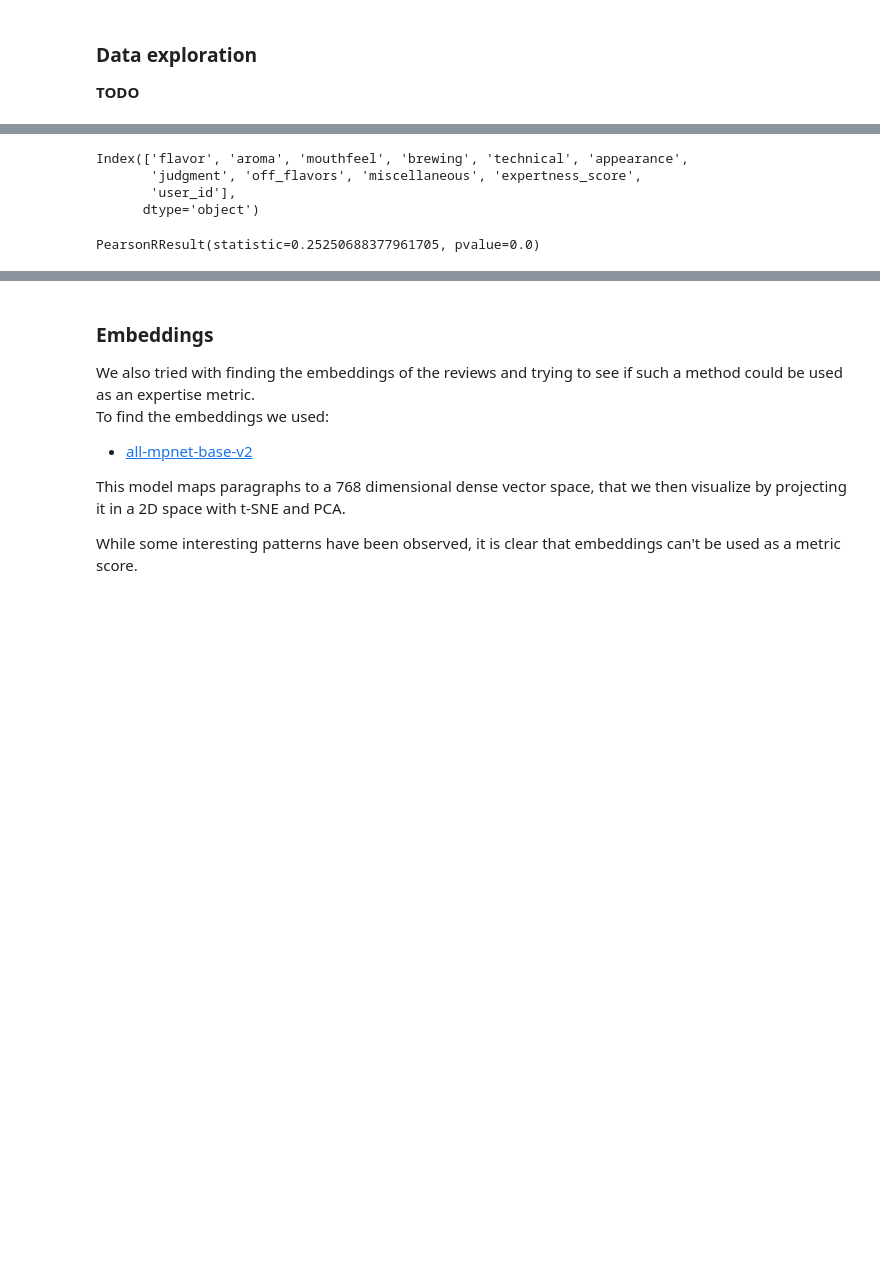
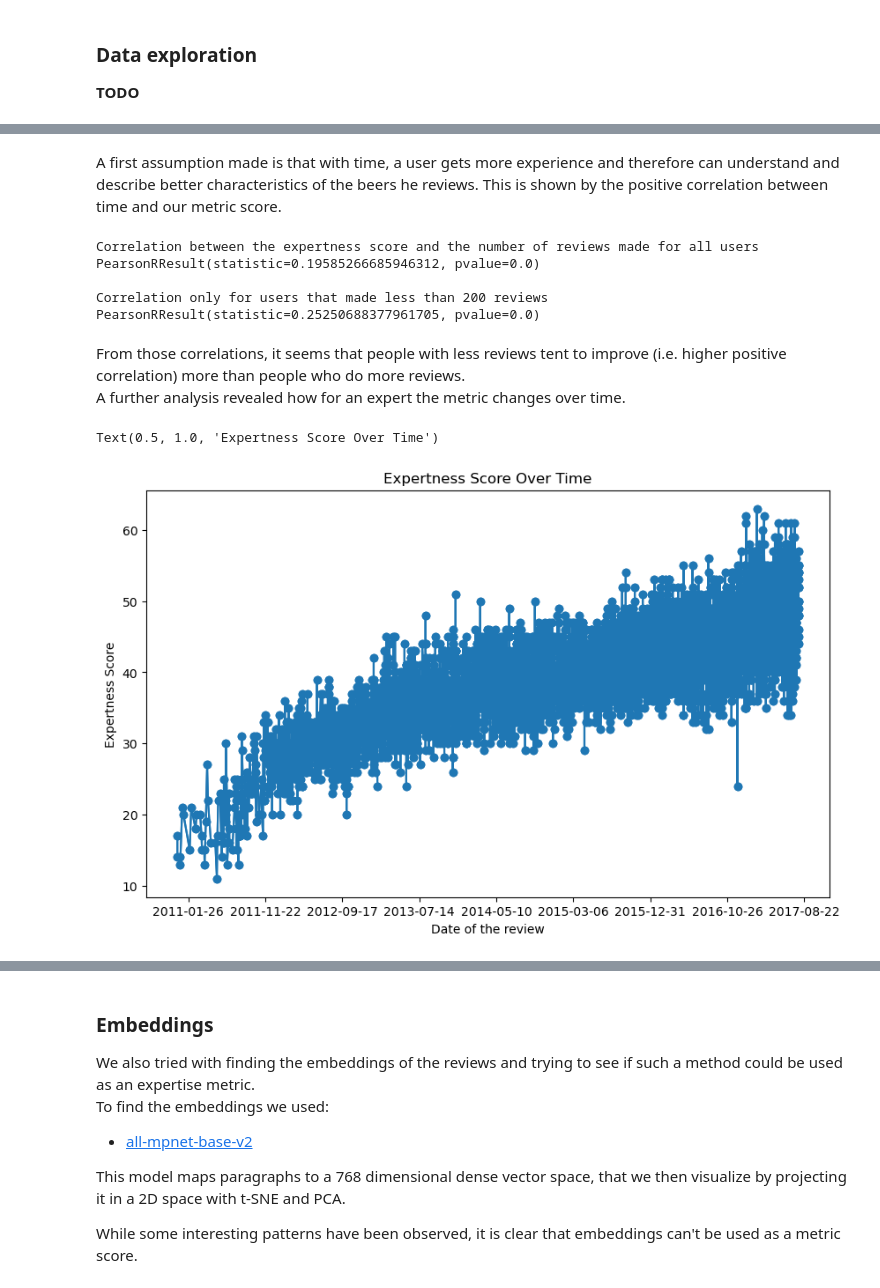
Before and after one commit to nada401/brewing-knowledge, a Jupyter notebook: results.ipynb, the cells around one changed output, grey strips where cells are left out. Saved outputs shown, nothing was run; the diff lists cells and outputs as text; code cells hidden in the pictures; blank space fills up the shorter version.

Commit message:
Expert metric done. Cleaning required

```diff
--- a/results.ipynb
+++ b/results.ipynb
@@ -154,19 +151,39 @@ rev_with_scores.head(1)
-# %%
-col_to_keep = ['flavor', 'aroma', 'mouthfeel', 'brewing', 'technical', 'appearance', 'judgment','off_flavors', 'miscellaneous', 'expertness_score']
-user_ba = rev_with_scores.groupby('user_id').agg(
-    {col: 'mean' for col in col_to_keep} | {'user_id': 'count'}
-)
-
-print(user_ba.columns)
-
-user_ba = user_ba.rename(columns={'user_id': 'nbr_rev'})
-#! TODO: Finish doing
-pearsonr(user_ba['expertness_score'], user_ba['nbr_rev'])
-user_ba_less_200 = user_ba[user_ba['nbr_rev']<200]
-pearsonr(user_ba_less_200['expertness_score'], user_ba_less_200['nbr_rev'])
-# %% [output]
-Index(['flavor', 'aroma', 'mouthfeel', 'brewing', 'technical', 'appearance',
-       'judgment', 'off_flavors', 'miscellaneous', 'expertness_score',
-       'user_id'],
-      dtype='object')
-PearsonRResult(statistic=0.25250688377961705, pvalue=0.0)
+# %% [markdown]
+A first assumption made is that with time, a user gets more experience and therefore can understand and describe better characteristics of the beers he reviews. This is shown by the positive correlation between time and our metric score.
+# %%
+user_corr = expert_analysis.parse_users(rev_with_scores)
+
+# Correlation between the expertness score and the number of reviews made for all users
+corr_all_users = pearsonr(user_corr['expertness_score'], user_corr['nbr_rev'])
+# Correlation only for users that made less than 200 reviews
+user_corr_less_200 = user_corr[user_corr['nbr_rev']<200]
+corr_less_200_rev = pearsonr(user_corr_less_200['expertness_score'], user_corr_less_200['nbr_rev'])
+
+print(f"Correlation between the expertness score and the number of reviews made for all users\n{corr_all_users}\n")
+print(f"Correlation only for users that made less than 200 reviews\n{corr_less_200_rev}")
+# %% [output]
+Correlation between the expertness score and the number of reviews made for all users
+PearsonRResult(statistic=0.19585266685946312, pvalue=0.0)
+
+Correlation only for users that made less than 200 reviews
+PearsonRResult(statistic=0.25250688377961705, pvalue=0.0)
+# %% [markdown]
+From those correlations, it seems that people with less reviews tent to improve (i.e. higher positive correlation) more than people who do more reviews.<br>
+A further analysis revealed how for an expert the metric changes over time.
+# %%
+# Pick specific example
+rev_of_exp = rev_with_scores[( rev_with_scores['user_id'] =='superspak.456300')]
+
+rev_of_exp = expert_metric.score_df(rev_of_exp)
+sorted_data = rev_of_exp.sort_values(by='date', ascending=True)
+
+# Plot
+fig, ax = plt.subplots(figsize=(10, 6))
+plt.plot(sorted_data['date'], sorted_data['expertness_score'], marker='o', color="#1f77b4")
+ax.xaxis.set_major_locator(plt.MaxNLocator(nbins=10))
+ax.set_xlabel("Date of the review")
+ax.set_ylabel("Expertness Score")
+ax.set_title("Expertness Score Over Time")
+# %% [output]
+Text(0.5, 1.0, 'Expertness Score Over Time')
+[figure, added]
```
Also changed, not shown: parts of 18 cells of this notebook, 1 other file.
